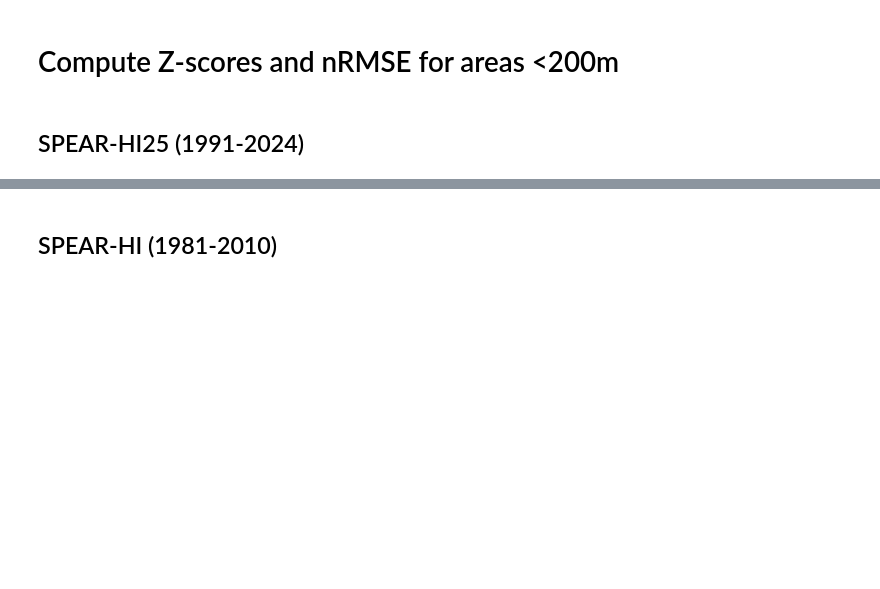
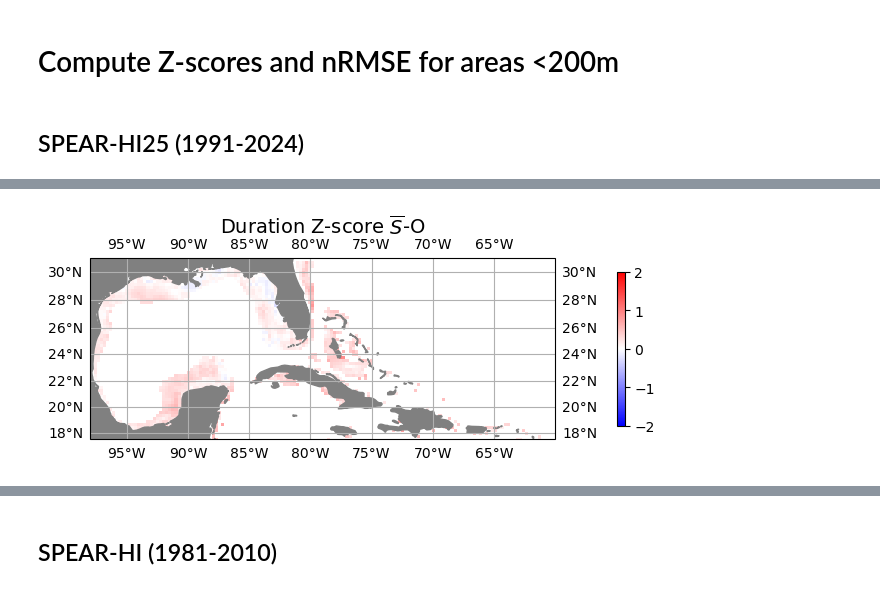
Before and after one commit to shanicetbailey/MHW-gfdl, a Jupyter notebook: 1c1_MHW-SPEAR-hi25-200m_bath.ipynb, the cells around one changed output, grey strips where cells are left out. Saved outputs shown, nothing was run; the diff lists cells and outputs as text; code cells hidden in the pictures; blank space fills up the shorter version.

```diff
--- a/1c1_MHW-SPEAR-hi25-200m_bath.ipynb
+++ b/1c1_MHW-SPEAR-hi25-200m_bath.ipynb
@@ -51,0 +202,4 @@ plt.tight_layout();
+# %%
+cartopy_plot_single(zscore_dur_oi200, 'bwr', '', r'Duration Z-score $\overline{S}$-O', vmin=-2, vmax=2);
+# %% [output]
+[figure, added]
```
Also changed, not shown: parts of 32 cells of this notebook.
